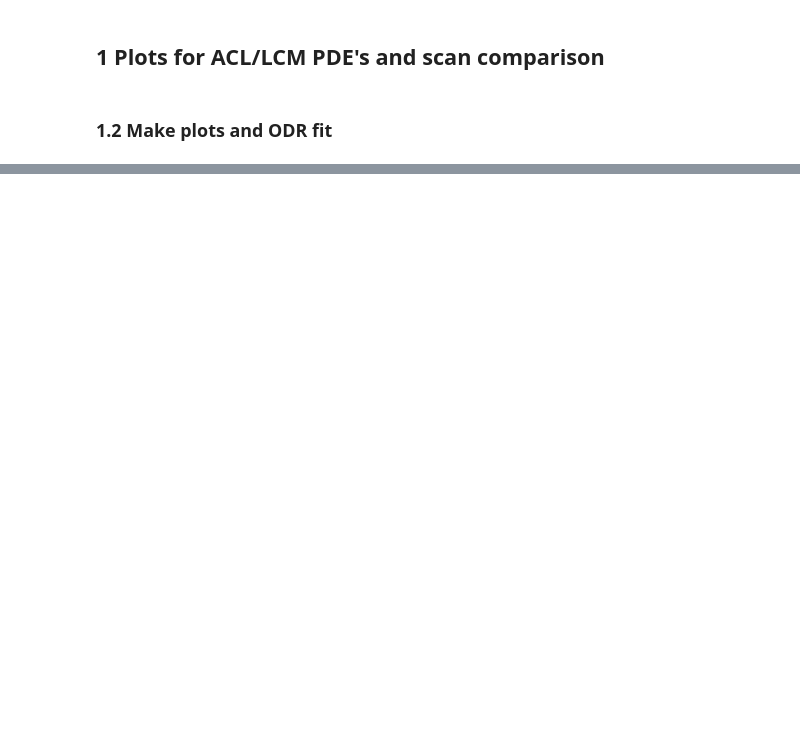
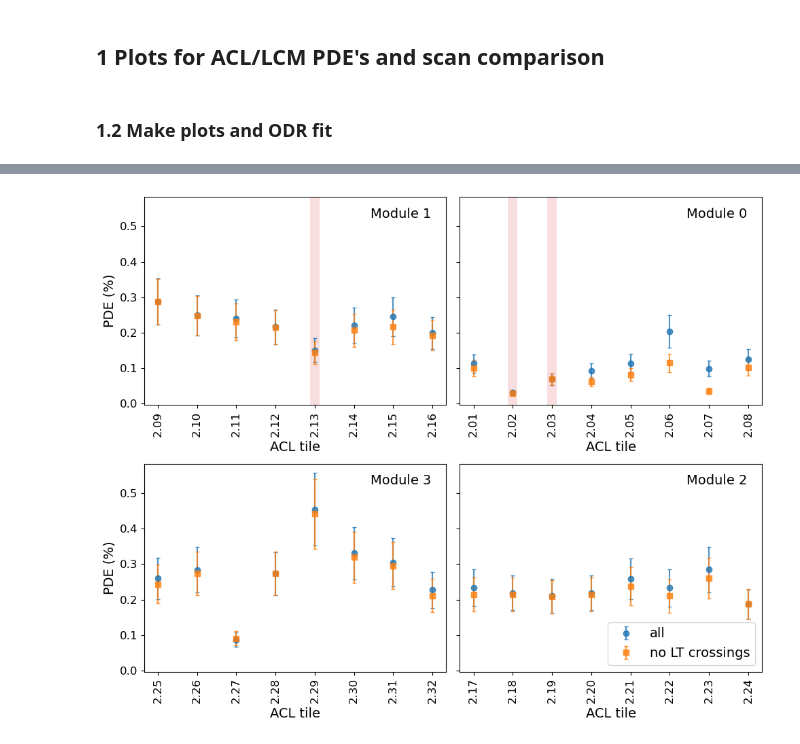
Before and after one commit to LHEP-neutrino/pde_ndlar_prototype, a Jupyter notebook: pde_2x2/4_plot_PDE.ipynb, the cells around one changed output, grey strips where cells are left out. Saved outputs shown, nothing was run; the diff lists cells and outputs as text; code cells hidden in the pictures; blank space fills up the shorter version.

```diff
--- a/pde_2x2/4_plot_PDE.ipynb
+++ b/pde_2x2/4_plot_PDE.ipynb
@@ -938,0 +1084,79 @@ reduced chi2   = 10.3616
+# %%
+# Convert inputs to numpy arrays (important for masking)
+trap_name_acl = np.array(trap_name_acl)
+PDE_acl = np.array(PDE_acl)
+sigma_PDE_acl = np.array(sigma_PDE_acl)
+PDE_noLTcr_acl = np.array(PDE_noLTcr_acl)
+sigma_PDE_noLTcr_acl = np.array(sigma_PDE_noLTcr_acl)
+
+# Dead channels (ACL numbers)
+dead_channels = np.array(["2.02", "2.03", "2.13"]) # run 1
+# dead_channels = np.array(["2.01", "2.03", "2.11", "2.13", "2.17", "2.18", "2.27", "2.32"]) # run 2 warm
+
+# Split data into 4 equal-length segments
+indices = np.array_split(np.arange(len(trap_name_acl)), 4)
+
+# Create 2x2 grid (NO shared x-axis)
+fig, axs = plt.subplots(2, 2, figsize=(10, 8), sharey=True)
+
+# Custom segment -> subplot mapping
+segment_to_ax = {
+    1: (0, 0),  # top left
+    0: (0, 1),  # top right
+    3: (1, 0),  # bottom left
+    2: (1, 1),  # bottom right
+}
+
+for seg, idx in enumerate(indices):
+    r, c = segment_to_ax[seg]
+    ax = axs[r, c]
+
+    # Plot data
+    ax.errorbar(
+        trap_name_acl[idx],
+        PDE_acl[idx],
+        sigma_PDE_acl[idx],
+        fmt='o',
+        alpha=0.8,
+        capsize=2,
+        label='all'
+    )
+
+    ax.errorbar(
+        trap_name_acl[idx],
+        PDE_noLTcr_acl[idx],
+        sigma_PDE_noLTcr_acl[idx],
+        fmt='s',
+        alpha=0.8,
+        capsize=2,
+        label='no LT crossings'
+    )
+
+    # Dead channel markers (only if present in this segment)
+    for dc in dead_channels:
+        if dc in trap_name_acl[idx]:
+            ax.axvline(
+                dc,
+                color='tab:red',
+                linewidth=10,
+                alpha=0.15,
+                zorder=0
+            )
+
+    # Axis formatting
+    ax.annotate(f"Module {seg}", xy=(0.85, 0.9), xycoords='axes fraction', ha='center', fontsize=14)
+    ax.set_xlabel("ACL tile", fontsize=14)
+    ax.tick_params(axis='x', rotation=90, labelsize=12)
+    ax.tick_params(axis='y', labelsize=12)
+
+# Y labels only on left
+axs[0, 0].set_ylabel("PDE (%)", fontsize=14)
+axs[1, 0].set_ylabel("PDE (%)", fontsize=14)
+
+# Single legend
+axs[1, 1].legend(loc='lower right', fontsize=14)
+
+plt.tight_layout()
+plt.show()
+# %% [output]
+[figure, added]
```
Also changed, not shown: parts of 7 cells of this notebook, 3 other files.
